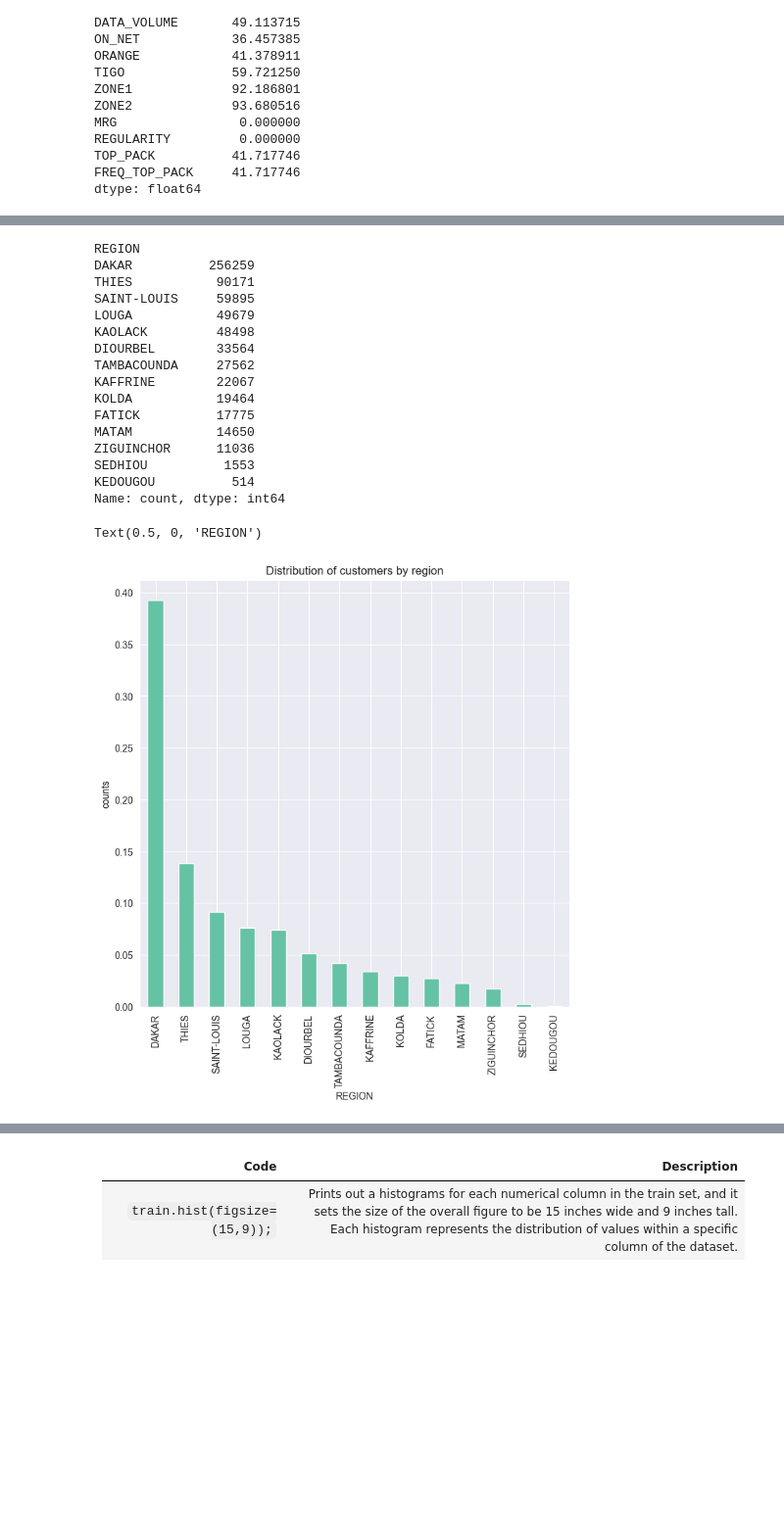
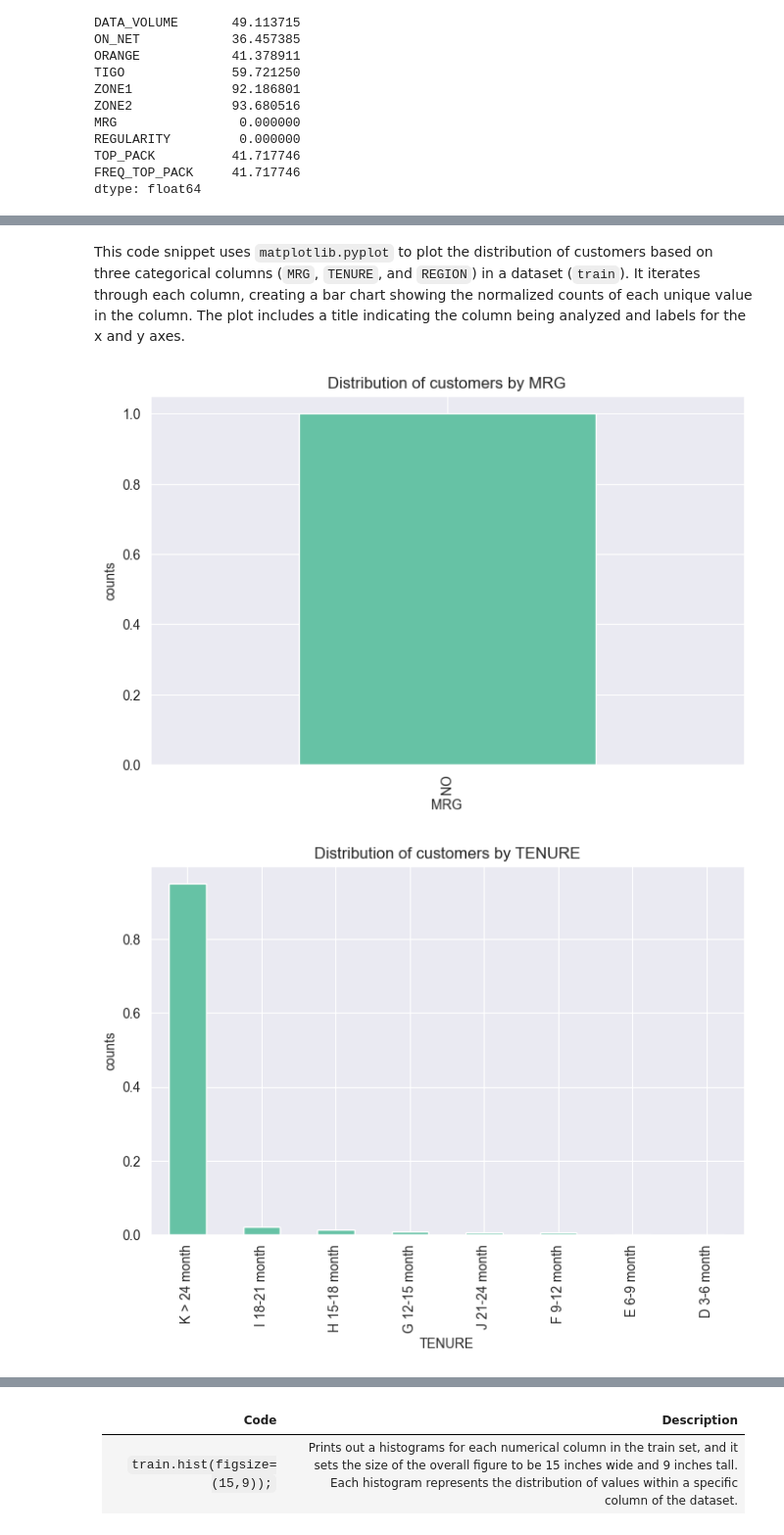
Before and after one commit to BrianBassey37/Azubi_Capstone, a Jupyter notebook: ExpressoChurn.ipynb, the cells around one changed output, grey strips where cells are left out. Shown at 98% size. Drawn from its saved outputs; the diff is of its cells as text; code cells hidden in the pictures; blank space fills up the shorter version.

```diff
--- a/ExpressoChurn.ipynb
+++ b/ExpressoChurn.ipynb
@@ -266,25 +276,15 @@ Univariate Analysis
+# %% [markdown]
+This code snippet uses `matplotlib.pyplot` to plot the distribution of customers based on three categorical columns (`MRG`, `TENURE`, and `REGION`) in a dataset (`train`). It iterates through each column, creating a bar chart showing the normalized counts of each unique value in the column. The plot includes a title indicating the column being analyzed and labels for the x and y axes.
 # %%
-print(train['REGION'].value_counts())
-plt.title('Distribution of customers by region')
-train['REGION'].value_counts(normalize=True).plot(kind='bar')
-plt.ylabel('counts')
-plt.xlabel('REGION')
+columns = ['MRG', 'TENURE', 'REGION']
+
+for column in columns:
+    plt.figure(figsize=(8, 5))
+    plt.title(f'Distribution of customers by {column}')
+    train[column].value_counts(normalize=True).plot(kind='bar')
+    plt.ylabel('counts')
+    plt.xlabel(column)
+    plt.show()
 # %% [output]
-REGION
-DAKAR          256259
-THIES           90171
-SAINT-LOUIS     59895
-LOUGA           49679
-KAOLACK         48498
-DIOURBEL        33564
-TAMBACOUNDA     27562
-KAFFRINE        22067
-KOLDA           19464
-FATICK          17775
-MATAM           14650
-ZIGUINCHOR      11036
-SEDHIOU          1553
-KEDOUGOU          514
-Name: count, dtype: int64
-Text(0.5, 0, 'REGION')
-[figure, old version]
+[figure, new version]
+[figure, added]
```
Also changed, not shown: parts of 68 cells of this notebook, 12 other files.
